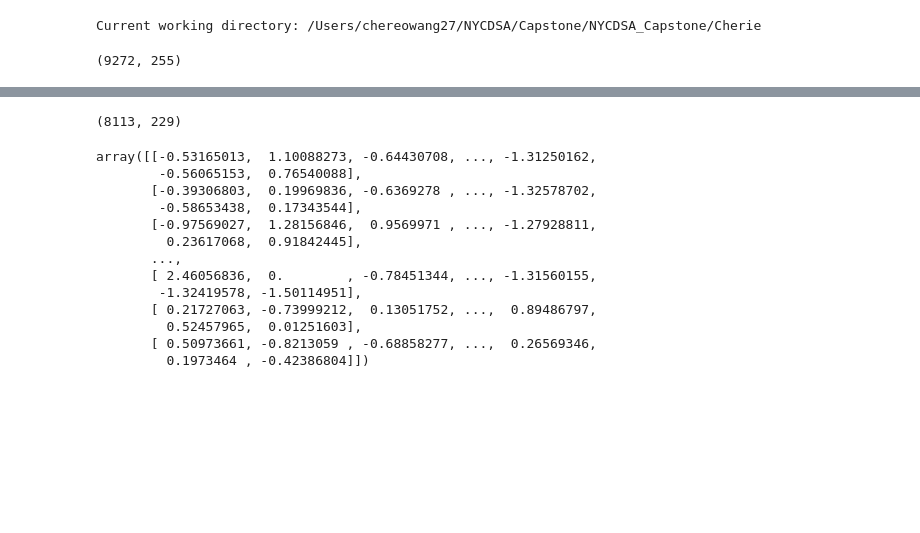
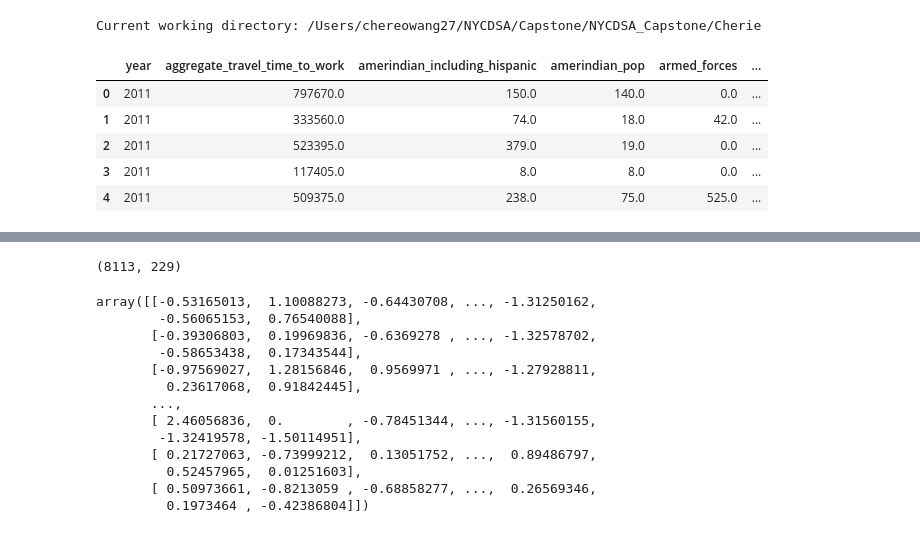
Before and after one commit to Skipp-py/NYCDSA_Capstone, a Jupyter notebook: Cherie/acs_ft_selection.ipynb, the cells around one changed output, grey strips where cells are left out. Drawn from its saved outputs; the diff is of its cells as text; code cells hidden in the pictures; blank space fills up the shorter version.

```diff
--- a/Cherie/acs_ft_selection.ipynb
+++ b/Cherie/acs_ft_selection.ipynb
@@ -1,22 +1,24 @@
 # %%
 import os
 import pandas as pd
 pd.set_option('display.max_rows',500)
 pd.set_option('display.max_columns', 500)
 import numpy as np
 import datetime
 import matplotlib.pyplot as plt
 
 cwd = os.getcwd()
 print("Current working directory: {0}".format(cwd))
-
-ca11_18 = pd.read_csv("./data/cali_2011_2018.csv", index_col = None)
-ca11_18["Date"] = pd.to_datetime(ca11_18["Date"].astype(str), format = "%Y")
-ca11_18["Date"] = [x.year for x in ca11_18["Date"]]
-
-list(ca11_18.columns)
-ca11_18.head(10)
-ca11_18.shape
+df = pd.read_csv('./data/metro_CA_2011_2018_lagged.csv', index_col = None)
+# change year format to datetime
+df["year"]= pd.to_datetime(df["year"], format = "%Y").dt.year
+df.sort_values("year", ignore_index = True, inplace = True)
+df.head()
 # %% [output]
 Current working directory: /Users/chereowang27/NYCDSA/Capstone/NYCDSA_Capstone/Cherie
-(9272, 255)
+|  | year | aggregate_travel_time_to_work | amerindian_including_hispanic | amerindian_pop | armed_forces | ... |
+| 0 | 2011 | 797670.0 | 150.0 | 140.0 | 0.0 | ... |
+| 1 | 2011 | 333560.0 | 74.0 | 18.0 | 42.0 | ... |
+| 2 | 2011 | 523395.0 | 379.0 | 19.0 | 0.0 | ... |
+| 3 | 2011 | 117405.0 | 8.0 | 8.0 | 0.0 | ... |
+| 4 | 2011 | 509375.0 | 238.0 | 75.0 | 525.0 | ... |
```
Also changed, not shown: parts of 20 cells of this notebook, 5 other files.
